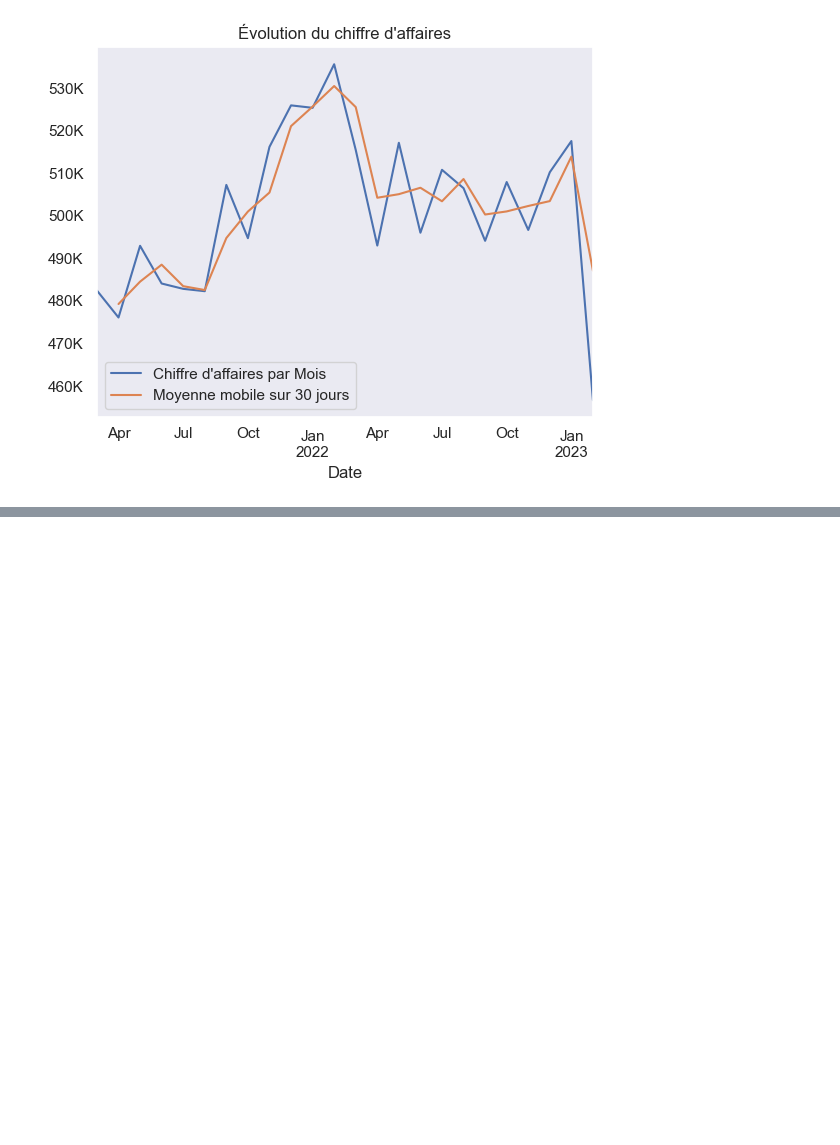
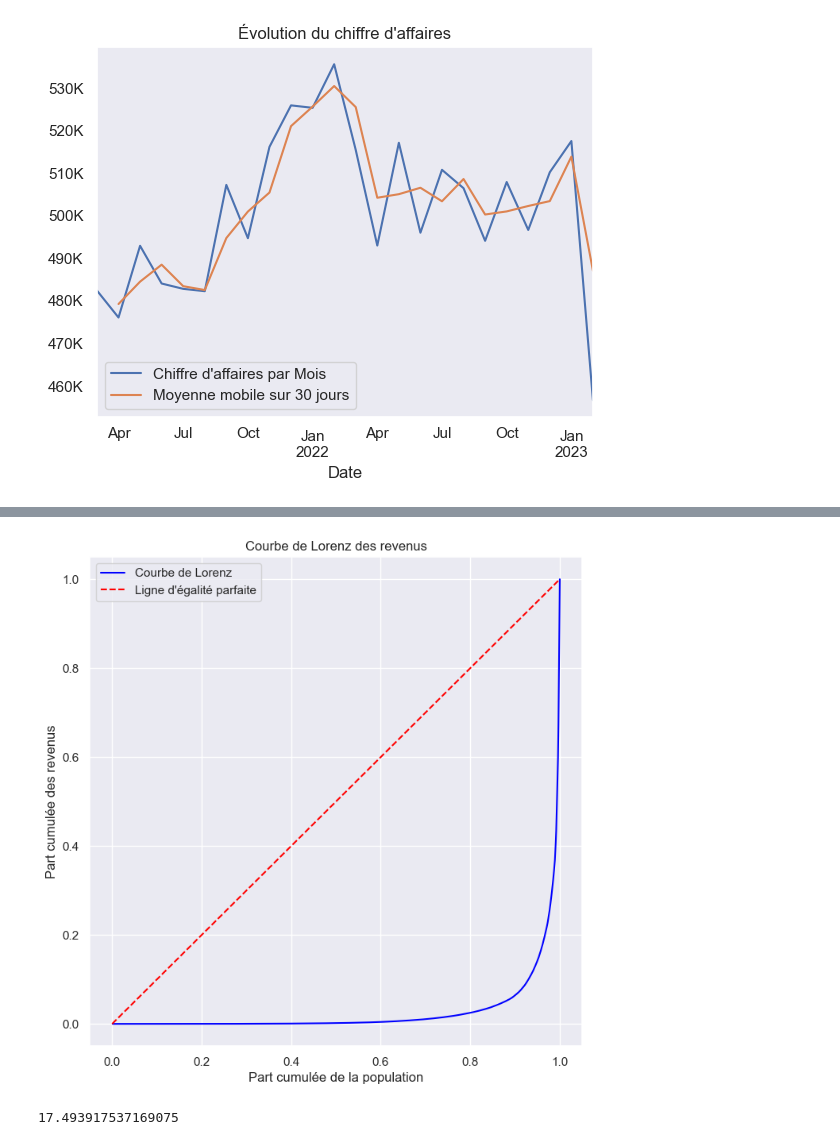
Before and after one commit to IshemZ/Projet_6-Lapage, a Jupyter notebook: Programme/0.main.ipynb, the cells around one changed output, grey strips where cells are left out. Saved outputs shown, nothing was run; the diff lists cells and outputs as text; code cells hidden in the pictures; blank space fills up the shorter version.

```diff
--- a/Programme/0.main.ipynb
+++ b/Programme/0.main.ipynb
@@ -120,0 +177,28 @@ plt.show()
+# %%
+# Exemple de données : 'revenus' dans un DataFrame
+data = {'revenus': np.random.lognormal(mean=10, sigma=3, size=1000)}
+df = pd.DataFrame(data)
+
+# 1. Trier les données par revenus
+df_sorted = df.sort_values(by='revenus')
+
+# 2. Calculer les parts cumulées
+df_sorted['cum_population'] = np.arange(1, len(df_sorted) + 1) / len(df_sorted)
+df_sorted['cum_revenus'] = df_sorted['revenus'].cumsum() / df_sorted['revenus'].sum()
+
+# 3. Tracer la courbe de Lorenz
+plt.figure(figsize=(8, 8))
+plt.plot(df_sorted['cum_population'], df_sorted['cum_revenus'], label='Courbe de Lorenz', color='blue')
+plt.plot([0, 1], [0, 1], label="Ligne d'égalité parfaite", color='red', linestyle='--')
+plt.title('Courbe de Lorenz des revenus')
+plt.xlabel('Part cumulée de la population')
+plt.ylabel('Part cumulée des revenus')
+plt.legend()
+plt.grid(True)
+plt.show()
+# %% [output]
+[figure, added]
+# %%
+df_all['price'].mean()
+# %% [output]
+17.493917537169075
```
Also changed, not shown: parts of 3 cells of this notebook.
